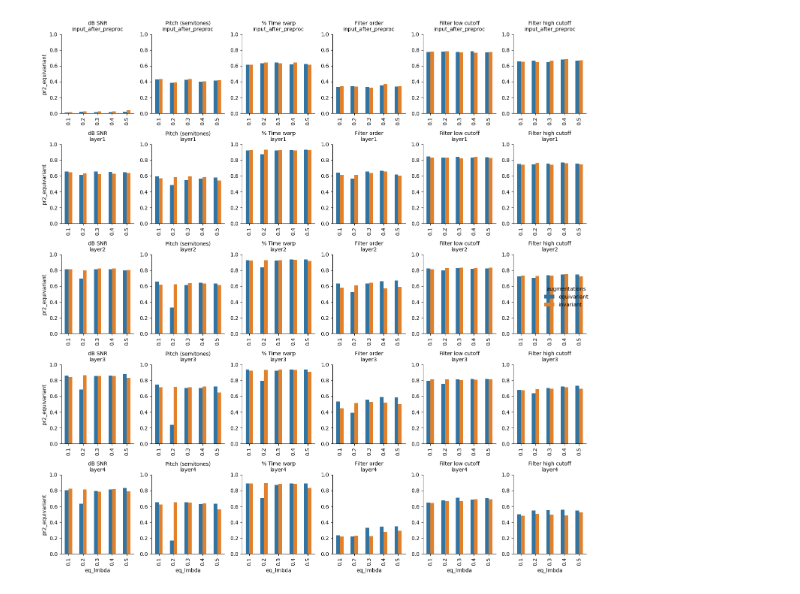
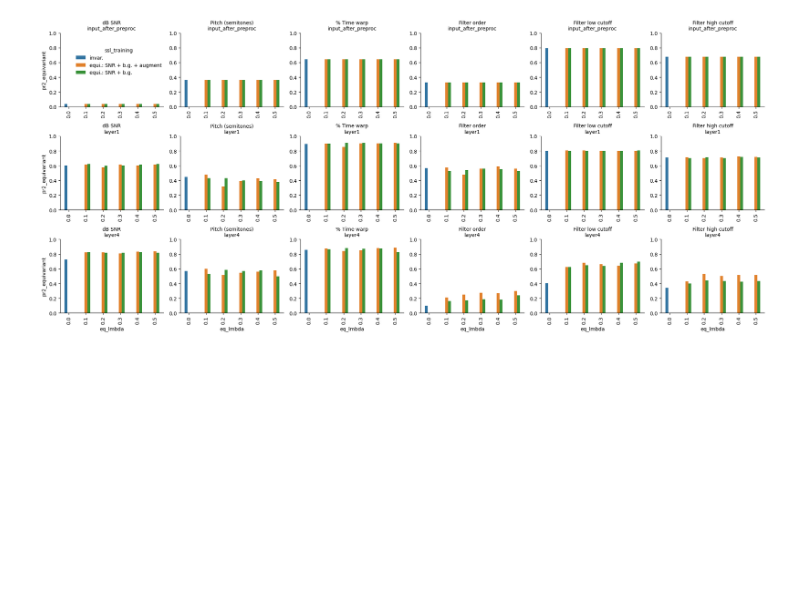
Before and after one commit to Feather-Lab/audio-ssl, a Jupyter notebook: notebooks/plot_parameter_decoding.ipynb, the cells around one changed output. Drawn from its saved outputs; the diff is of its cells as text; code cells hidden in the pictures; blank space fills up the shorter version.

```diff
--- a/notebooks/plot_parameter_decoding.ipynb
+++ b/notebooks/plot_parameter_decoding.ipynb
@@ -46,7 +23,7 @@ param_decoding_results_dir = Path("parameter_decoding")
 results_pkls = list(param_decoding_results_dir.rglob("*_r2_decoding_values.pkl"))
 
 results_dfs = []
-for file_path in results_pkls:
+for ix, file_path in enumerate(results_pkls):
     results_dict = pd.read_pickle(file_path)
     if 'pr2_invariant' not in results_dict.keys():
         continue
@@ -57,40 +34,54 @@ for file_path in results_pkls:
     results_df['layer'] = file_path.stem.split('_r2')[0]
     results_df['eq_lmbda'] = float(file_path.parent.stem.split('eq_lmbda_')[-1])
     eq_model_base_name = file_path.parent.stem.split('equivariant_')[-1]
-    results_df['augmentations'] = 'invariant' if 'w_invar_augment' in eq_model_base_name else "equivariant"
+    results_df['ssl_training'] = 'equi.: SNR + b.g.' if 'w_invar_augment' in eq_model_base_name else "equi.: SNR + b.g. + augment"
     results_dfs.append(results_df)
+
+    # if ix == 0:
+    #     # mock invariant scores from first model as lmbda = 0.0
+    invar_df = results_df.copy(deep=True)
+    invar_df['eq_lmbda'] = 0.0
+    invar_df['ssl_training'] = 'invar.'
+    invar_df['r2_equivariant'] = invar_df['r2_invariant']
+    invar_df['pr2_equivariant'] = invar_df['pr2_invariant']
+    results_dfs.append(invar_df)
+
+
     # break
 
-results = pd.concat(results_dfs, axis=0, ignore_index = True)
+results = pd.concat(results_dfs, axis=0, ignore_index = True).drop_duplicates()
 # %%
 layer_order = [
             'input_after_preproc',
             'layer1',
-            'layer2',
-            'layer3',
+            # 'layer2',
+            # 'layer3',
             'layer4',
             # 'avgpool'
 ]
 
 eq_lmbda_order = sorted(results['eq_lmbda'].unique())
 
 g = sns.catplot(data=results,
             kind = 'bar',
             x='eq_lmbda',
             order=eq_lmbda_order,
             y='pr2_equivariant',
-            hue='augmentations',
+            hue='ssl_training',
             col='parameter',
             row='layer',
             row_order=layer_order,
             sharey=False,
             sharex=False,
             width=0.5,
-            height=3, aspect=0.75)
+            height=3, aspect=1)
 
 g.set_titles("{col_name}\n{row_name}")
 g.set(ylim=(0,1))
 g.set_xticklabels(labels=eq_lmbda_order, rotation=90)
+leg = g._legend
+leg.set_bbox_to_anchor([0.175, 0.85])
+
 plt.tight_layout()
 # %% [output]
-[figure, old version]
+[figure, new version]
```
Also changed, not shown: parts of 12 cells of this notebook, 6 other files.
